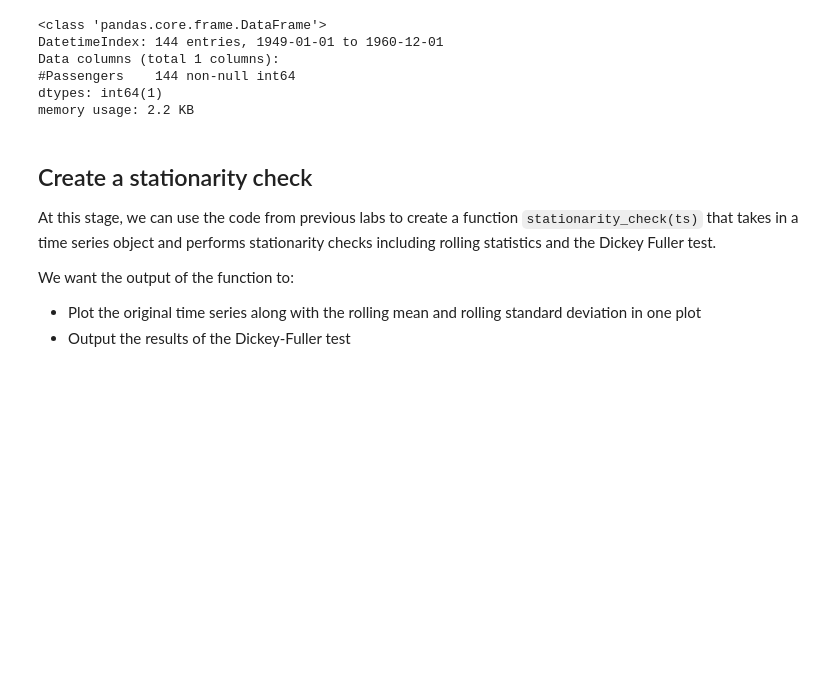
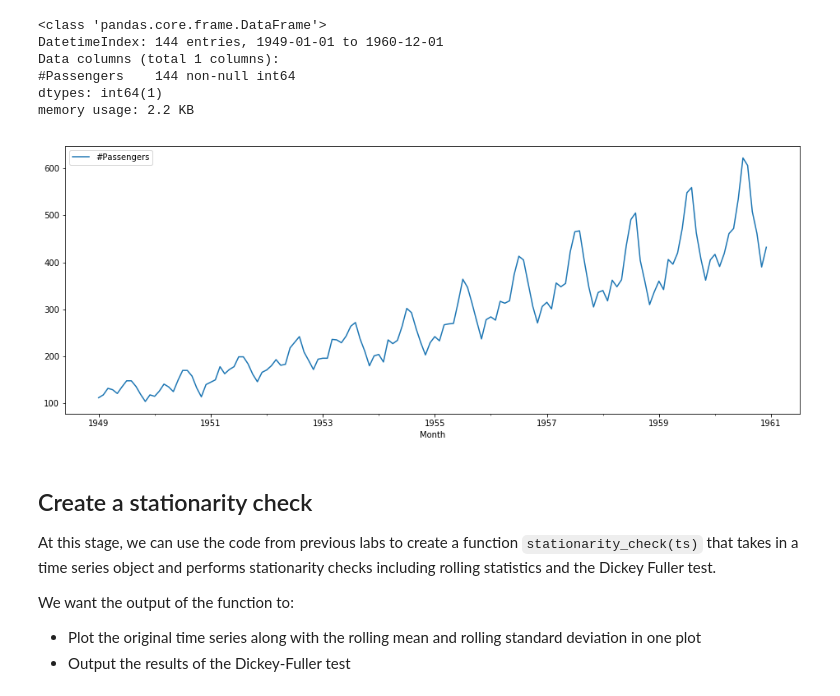
Before and after one commit to ColinFangshu/dsc-removing-trends-lab-seattle-ds-career-051319, a Jupyter notebook: index.ipynb, the cells around one changed output. Drawn from its saved outputs; the diff is of its cells as text; code cells hidden in the pictures; blank space fills up the shorter version.

```diff
--- a/index.ipynb
+++ b/index.ipynb
@@ -43,7 +43,10 @@ Data columns (total 1 columns):
 dtypes: int64(1)
 memory usage: 2.2 KB
 # %%
-df.plot(figsize=(16,))
+df.plot(figsize=(16,6))
+plt.show()
+# %% [output]
+[figure, added]
 # %% [markdown]
 ## Create a stationarity check
 
```
